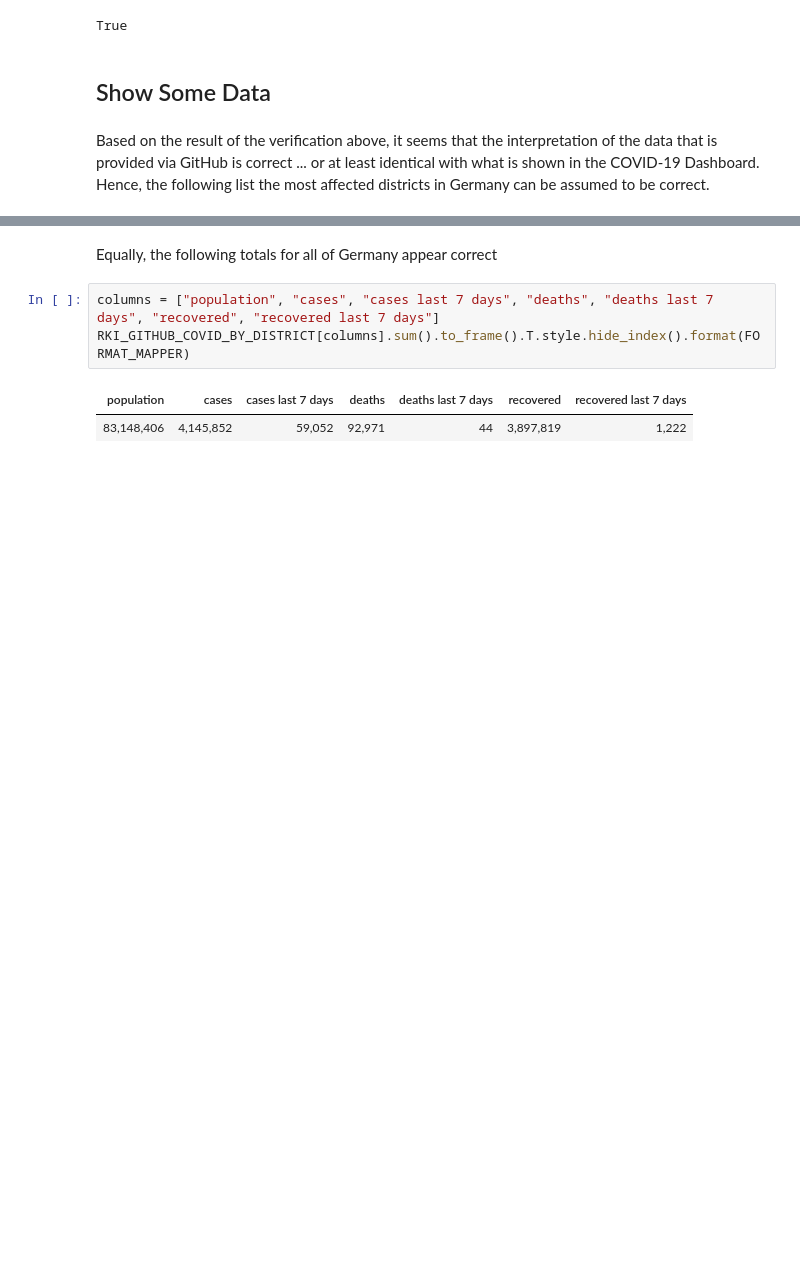
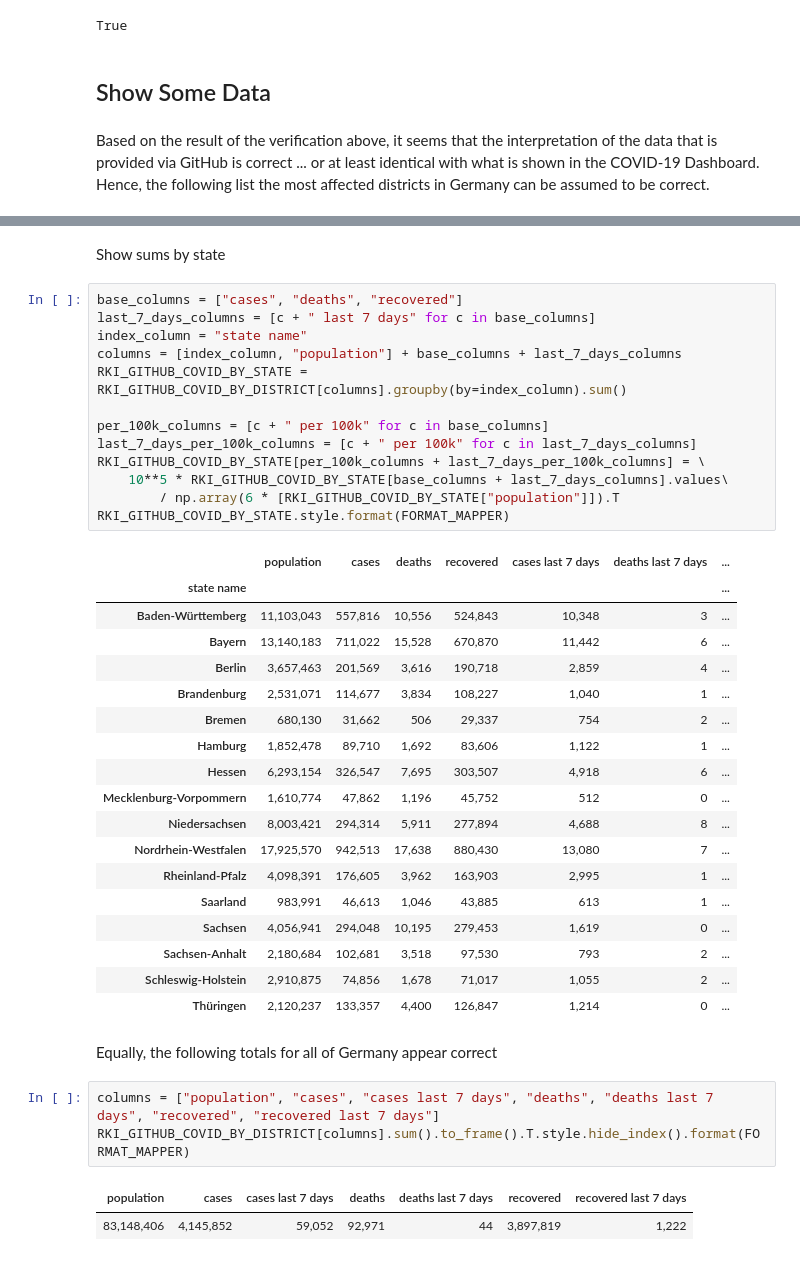
Before and after one commit to runbikeswim/RKI-COVID-15-Data-Sources-Analysis, a Jupyter notebook: RKI_COVID_Data_Comparison.ipynb, the cells around one changed output, grey strips where cells are left out. Saved outputs shown, nothing was run; the diff lists cells and outputs as text; blank space fills up the shorter version.

```diff
--- a/RKI_COVID_Data_Comparison.ipynb
+++ b/RKI_COVID_Data_Comparison.ipynb
@@ -370,3 +379,37 @@ RKI_GITHUB_COVID_BY_DISTRICT.sort_values(by="cases last 7 days per 100k", ascend
+# %% [markdown]
+Show sums by state
+# %%
+base_columns = ["cases", "deaths", "recovered"]
+last_7_days_columns = [c + " last 7 days" for c in base_columns]
+index_column = "state name"
+columns = [index_column, "population"] + base_columns + last_7_days_columns
+RKI_GITHUB_COVID_BY_STATE = RKI_GITHUB_COVID_BY_DISTRICT[columns].groupby(by=index_column).sum()
+
+per_100k_columns = [c + " per 100k" for c in base_columns]
+last_7_days_per_100k_columns = [c + " per 100k" for c in last_7_days_columns]
+RKI_GITHUB_COVID_BY_STATE[per_100k_columns + last_7_days_per_100k_columns] = \
+    10**5 * RKI_GITHUB_COVID_BY_STATE[base_columns + last_7_days_columns].values\
+        / np.array(6 * [RKI_GITHUB_COVID_BY_STATE["population"]]).T
+RKI_GITHUB_COVID_BY_STATE.style.format(FORMAT_MAPPER)
+# %% [output]
+|  | population | cases | deaths | recovered | cases last 7 days | deaths last 7 days | ... |
+| state name |  |  |  |  |  |  | ... |
+| Baden-Württemberg | 11,103,043 | 557,816 | 10,556 | 524,843 | 10,348 | 3 | ... |
+| Bayern | 13,140,183 | 711,022 | 15,528 | 670,870 | 11,442 | 6 | ... |
+| Berlin | 3,657,463 | 201,569 | 3,616 | 190,718 | 2,859 | 4 | ... |
+| Brandenburg | 2,531,071 | 114,677 | 3,834 | 108,227 | 1,040 | 1 | ... |
+| Bremen | 680,130 | 31,662 | 506 | 29,337 | 754 | 2 | ... |
+| Hamburg | 1,852,478 | 89,710 | 1,692 | 83,606 | 1,122 | 1 | ... |
+| Hessen | 6,293,154 | 326,547 | 7,695 | 303,507 | 4,918 | 6 | ... |
+| Mecklenburg-Vorpommern | 1,610,774 | 47,862 | 1,196 | 45,752 | 512 | 0 | ... |
+| Niedersachsen | 8,003,421 | 294,314 | 5,911 | 277,894 | 4,688 | 8 | ... |
+| Nordrhein-Westfalen | 17,925,570 | 942,513 | 17,638 | 880,430 | 13,080 | 7 | ... |
+| Rheinland-Pfalz | 4,098,391 | 176,605 | 3,962 | 163,903 | 2,995 | 1 | ... |
+| Saarland | 983,991 | 46,613 | 1,046 | 43,885 | 613 | 1 | ... |
+| Sachsen | 4,056,941 | 294,048 | 10,195 | 279,453 | 1,619 | 0 | ... |
+| Sachsen-Anhalt | 2,180,684 | 102,681 | 3,518 | 97,530 | 793 | 2 | ... |
+| Schleswig-Holstein | 2,910,875 | 74,856 | 1,678 | 71,017 | 1,055 | 2 | ... |
+| Thüringen | 2,120,237 | 133,357 | 4,400 | 126,847 | 1,214 | 0 | ... |
 # %% [markdown]
 Equally, the following totals for all of Germany appear correct
 # %%
```
Also changed, not shown: parts of 9 cells of this notebook.
